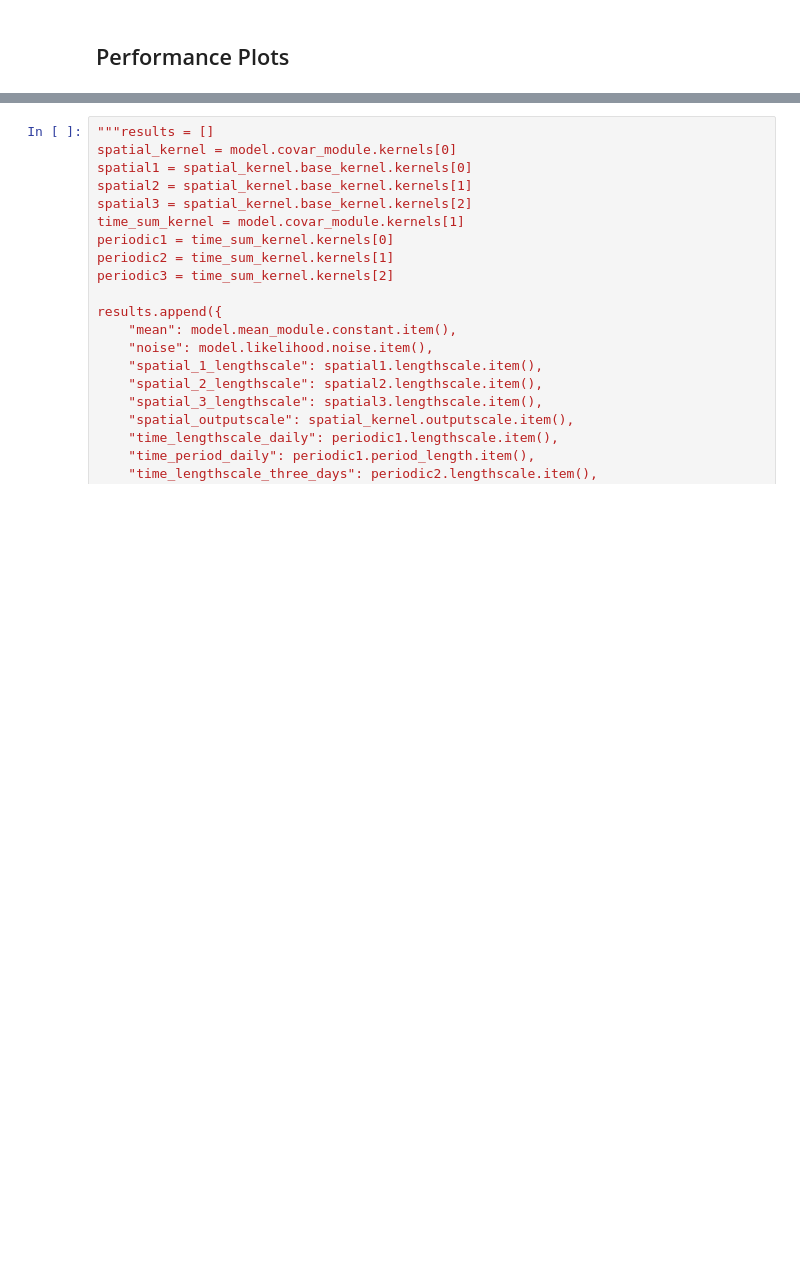
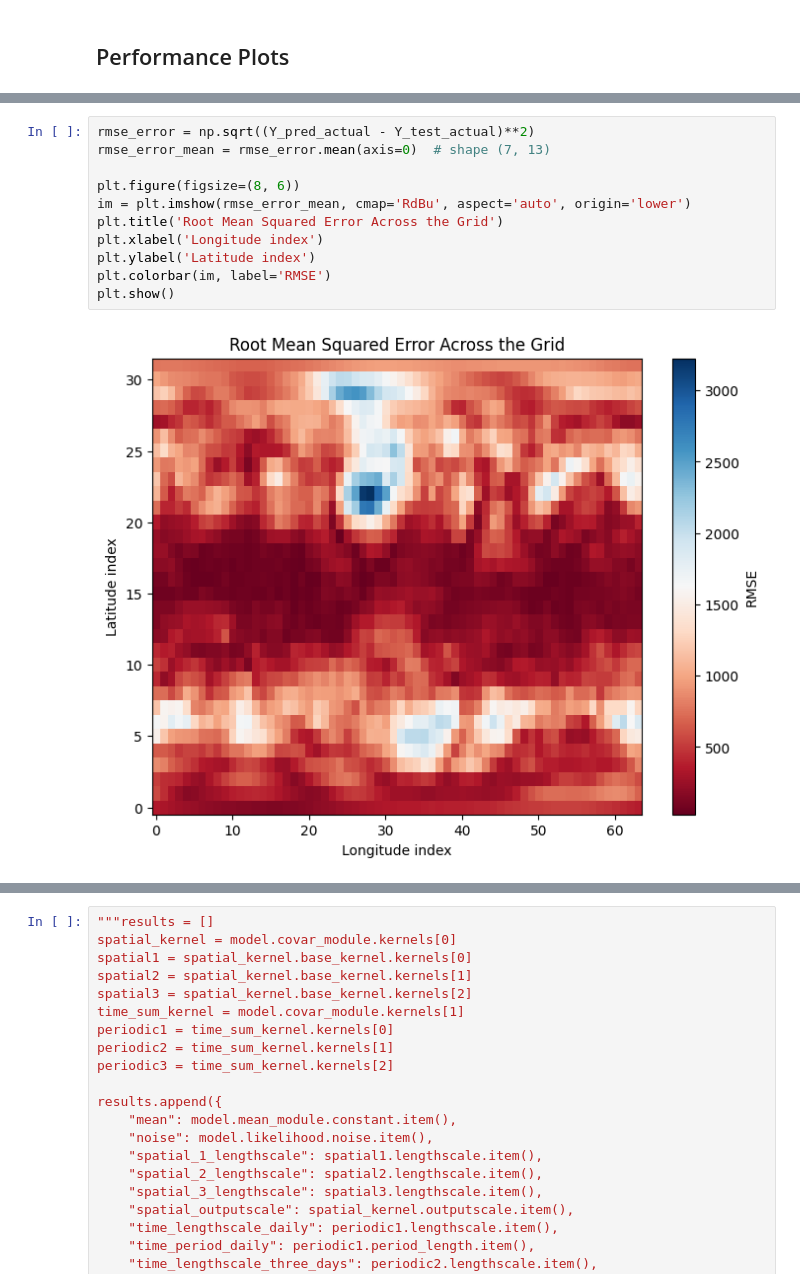
Before and after one commit to sunnyw22/STGP-for-weather-forecasting, a Jupyter notebook: GPRs/Exact_GPR_monthly_z500.ipynb, the cells around one changed output, grey strips where cells are left out. Saved outputs shown, nothing was run; the diff lists cells and outputs as text; blank space fills up the shorter version.

```diff
--- a/GPRs/Exact_GPR_monthly_z500.ipynb
+++ b/GPRs/Exact_GPR_monthly_z500.ipynb
@@ -653,0 +677,13 @@ plt.show()
+# %%
+rmse_error = np.sqrt((Y_pred_actual - Y_test_actual)**2)
+rmse_error_mean = rmse_error.mean(axis=0)  # shape (7, 13)
+
+plt.figure(figsize=(8, 6))
+im = plt.imshow(rmse_error_mean, cmap='RdBu', aspect='auto', origin='lower')
+plt.title('Root Mean Squared Error Across the Grid')
+plt.xlabel('Longitude index')
+plt.ylabel('Latitude index')
+plt.colorbar(im, label='RMSE')
+plt.show()
+# %% [output]
+[figure, added]
```
Also changed, not shown: parts of 23 cells of this notebook.
